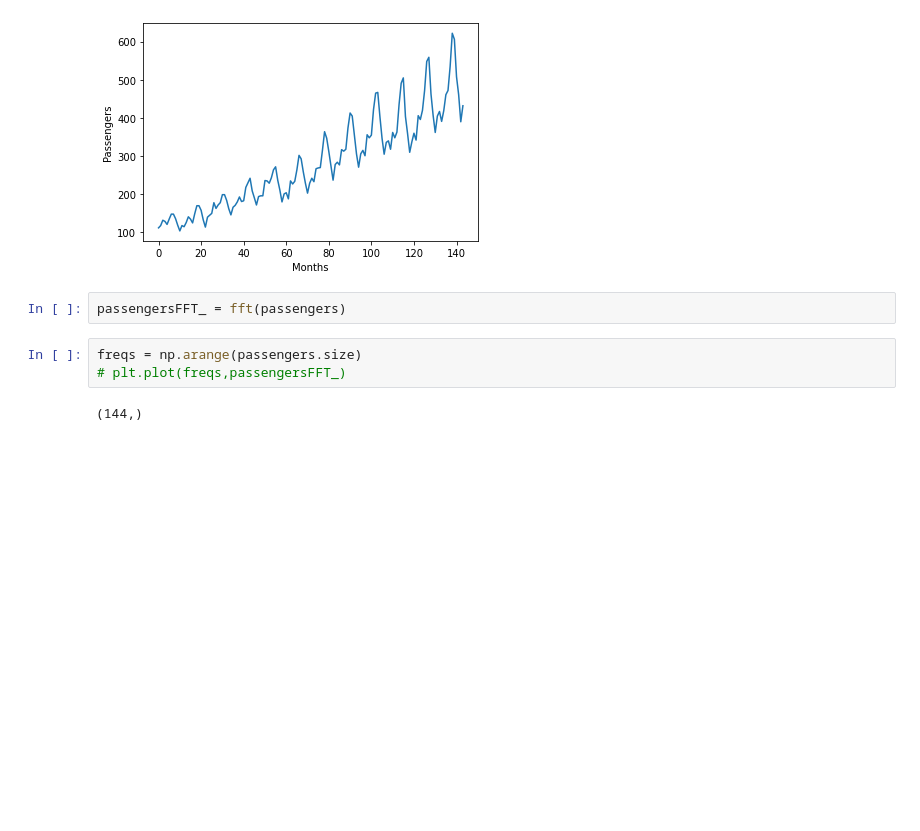
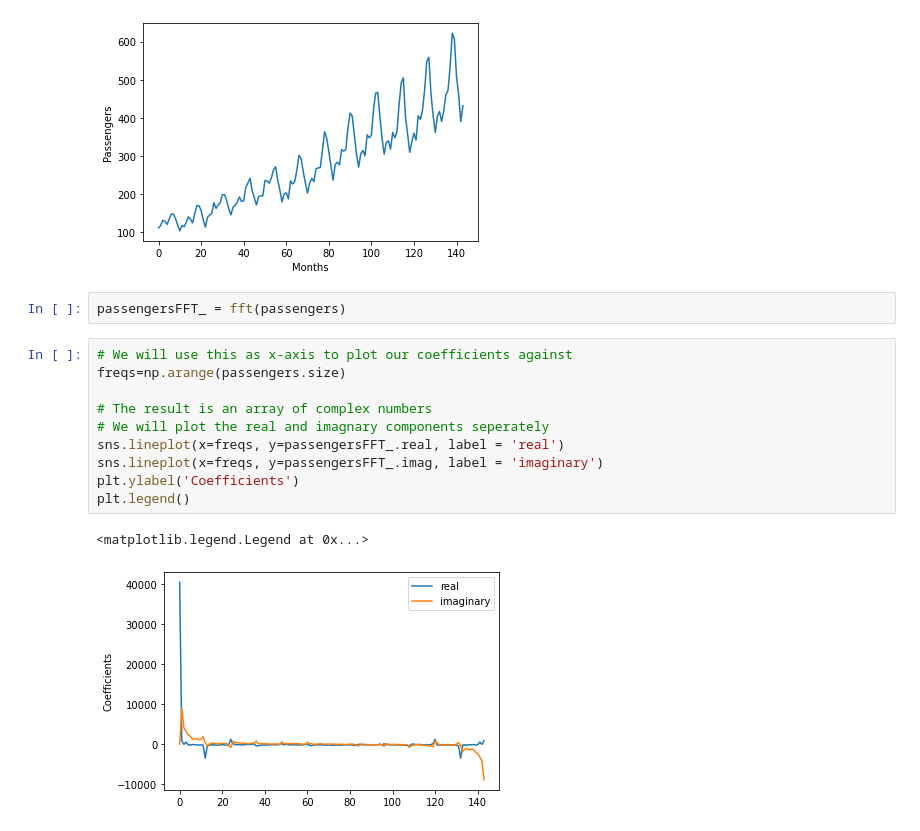
Before and after one commit to Ma-Zhuang/Visualization, a Jupyter notebook: lab9/lab-9_exc.ipynb, the cells around one changed output. Cells and saved outputs as stored; diff of their text form; blank space fills up the shorter version.

```diff
--- a/lab9/lab-9_exc.ipynb
+++ b/lab9/lab-9_exc.ipynb
@@ -81,8 +81,16 @@ Text(0, 0.5, 'Passengers')
 [figure]
 # %%
 passengersFFT_ = fft(passengers)
-# %%
-freqs = np.arange(passengers.size)
-# plt.plot(freqs,passengersFFT_)
-# %% [output]
-(144,)
+# %%
+# We will use this as x-axis to plot our coefficients against
+freqs=np.arange(passengers.size)
+
+# The result is an array of complex numbers
+# We will plot the real and imagnary components seperately
+sns.lineplot(x=freqs, y=passengersFFT_.real, label = 'real')
+sns.lineplot(x=freqs, y=passengersFFT_.imag, label = 'imaginary')
+plt.ylabel('Coefficients')
+plt.legend()
+# %% [output]
+<matplotlib.legend.Legend at 0x...>
+[figure, added]
```
Also changed, not shown: parts of 1 cell of this notebook.
